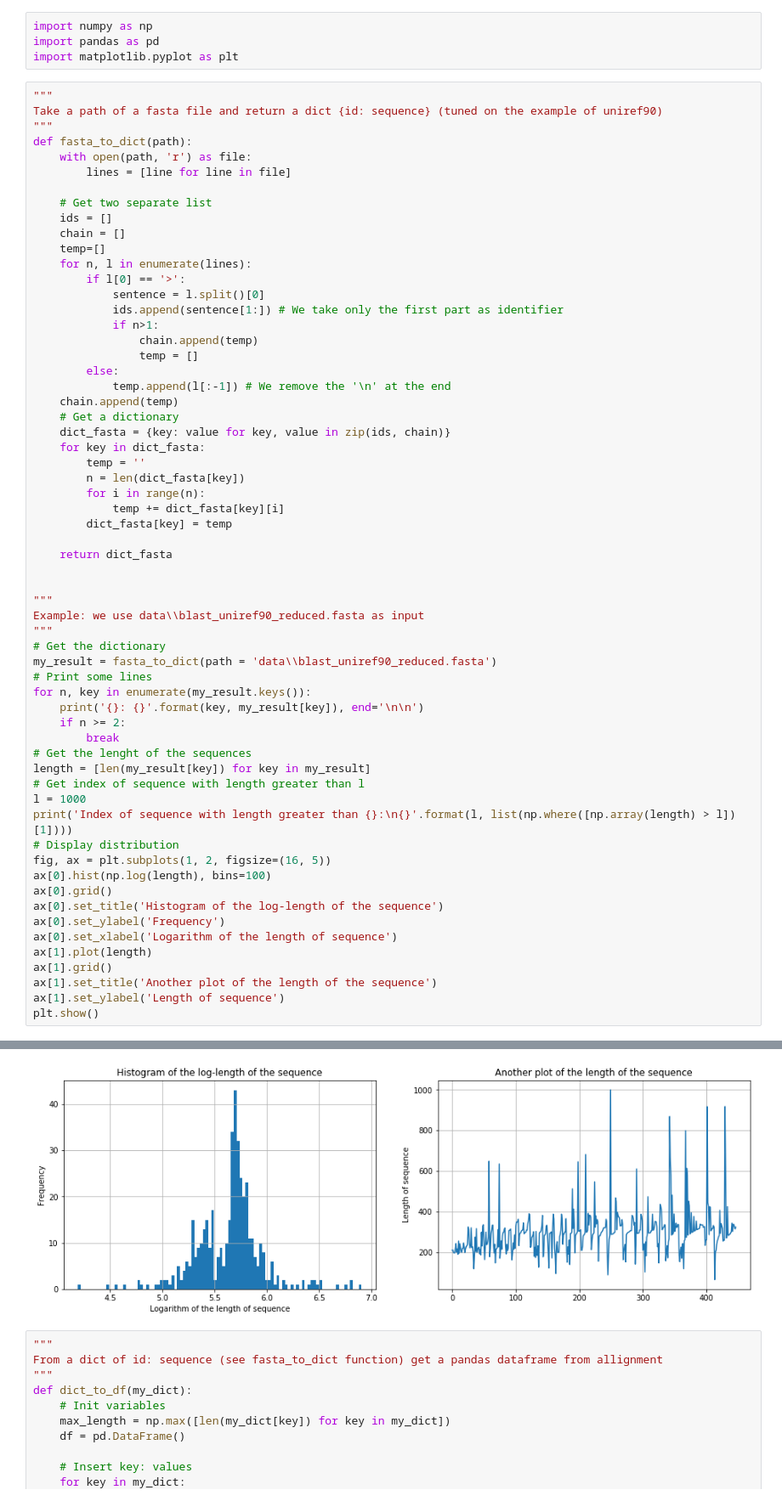
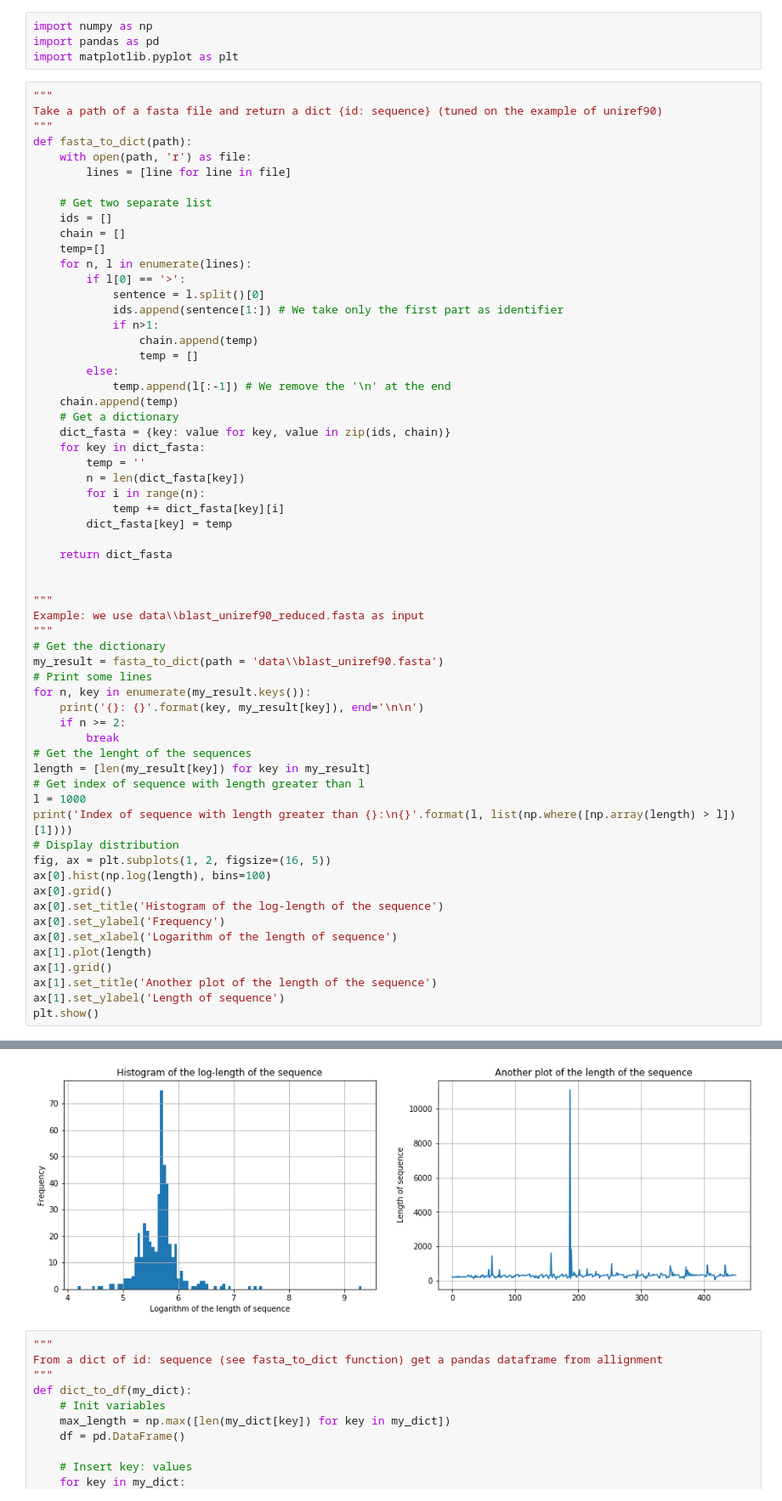
Before and after one commit to damiclem/proteincake, a Jupyter notebook: Helping function (temp).ipynb, the cells around one changed output, grey strips where cells are left out. Shown: that part at 85% size. Saved outputs shown, nothing was run; the diff lists cells and outputs as text.

```diff
--- a/Helping function (temp).ipynb
+++ b/Helping function (temp).ipynb
@@ -44,7 +44,7 @@ def fasta_to_dict(path):
 Example: we use data\\blast_uniref90_reduced.fasta as input
 """
 # Get the dictionary
-my_result = fasta_to_dict(path = 'data\\blast_uniref90_reduced.fasta')
+my_result = fasta_to_dict(path = 'data\\blast_uniref90.fasta')
 # Print some lines
 for n, key in enumerate(my_result.keys()):
     print('{}: {}'.format(key, my_result[key]), end='\n\n')
@@ -79,4 +79,4 @@ Index of sequence with length greater than 1000:
-[figure, old version]
+[figure, new version]
 # %%
 """
 From a dict of id: sequence (see fasta_to_dict function) get a pandas dataframe from allignment
```
Also changed, not shown: parts of 3 cells of this notebook.
